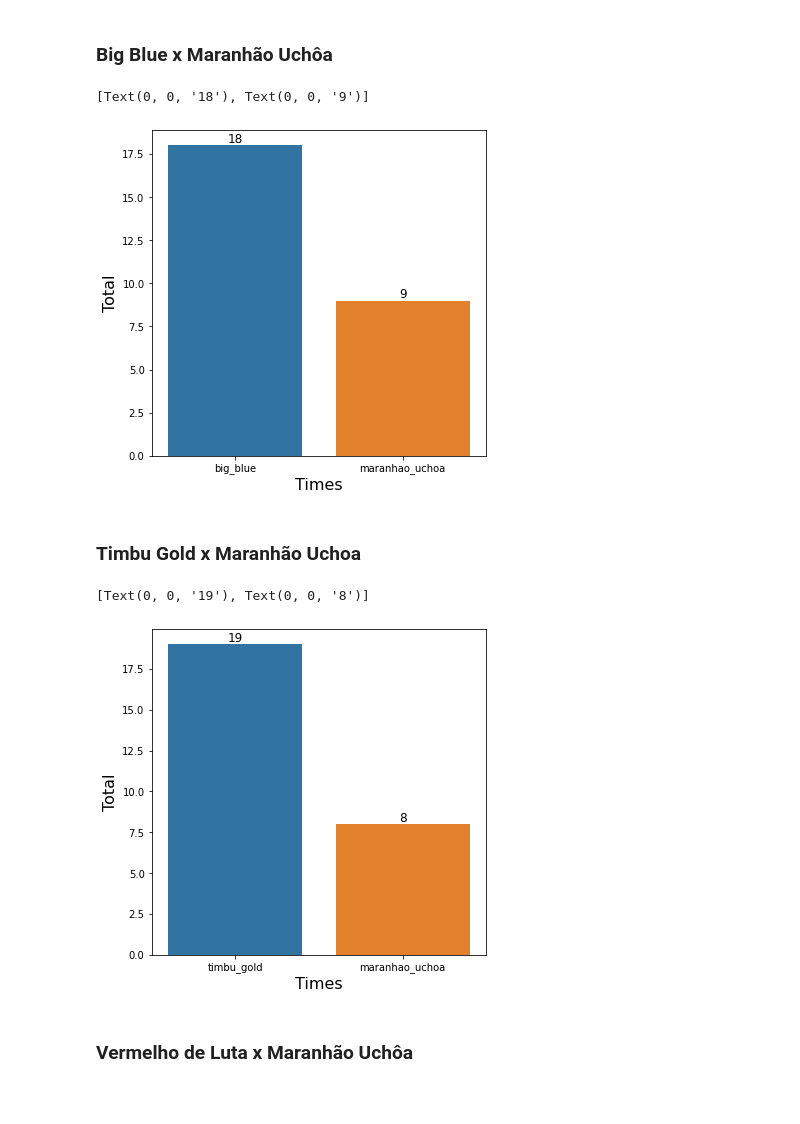
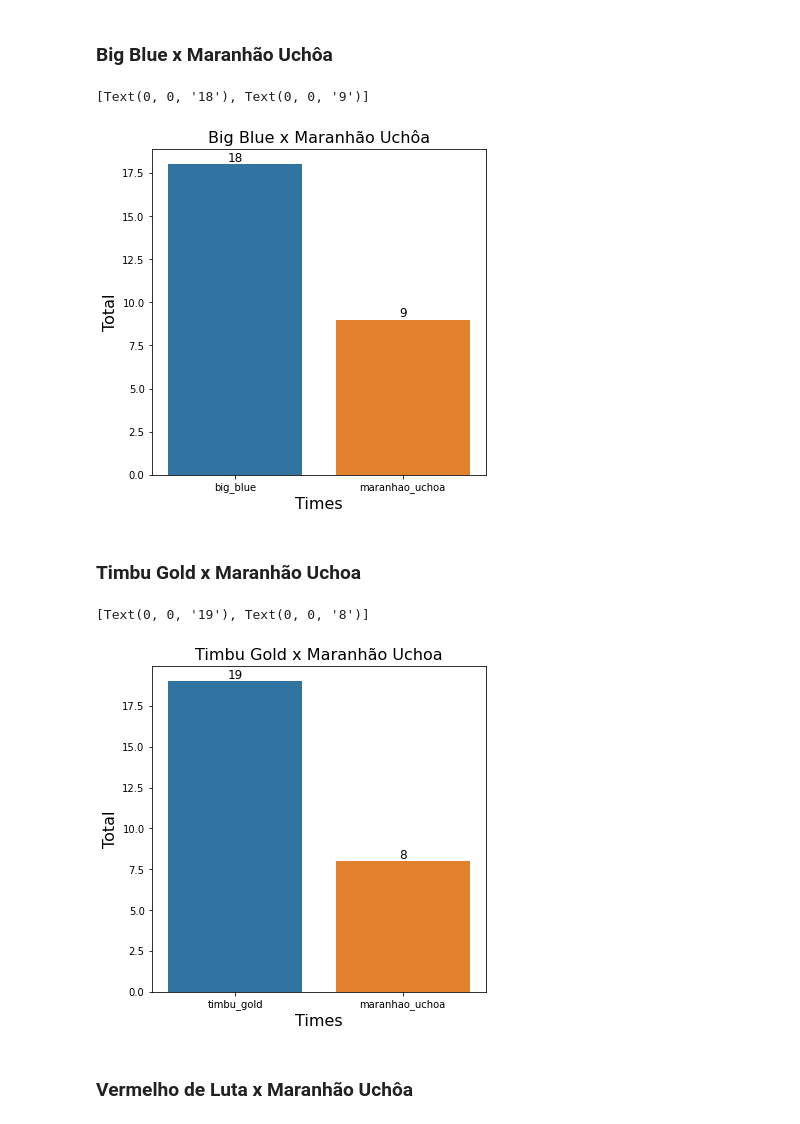
Before and after one commit to danielfitipaldi/cartola_tapajos, a Jupyter notebook: Cartola.ipynb, the cells around one changed output. Cells and saved outputs as stored; diff of their text form; code cells hidden in the pictures; blank space fills up the shorter version.

```diff
--- a/Cartola.ipynb
+++ b/Cartola.ipynb
@@ -332,12 +343,13 @@ big_x_mu = big_x_mu.sum()
 # %%
 plt.figure(figsize=(6,6))
 splot=sns.barplot(x=big_x_mu.index,y=big_x_mu)
 plt.xlabel("Times", size=16)
 plt.ylabel("Total", size=16)
+plt.title('Big Blue x Maranhão Uchôa', size=16)
 plt.bar_label(splot.containers[0],size=12)
 # %% [output]
 [Text(0, 0, '18'), Text(0, 0, '9')]
-[figure, old version]
+[figure, new version]
 # %% [markdown]
 ### Timbu Gold x Maranhão Uchoa
 # %%
@@ -349,10 +361,11 @@ plt.figure(figsize=(6,6))
 splot=sns.barplot(x=tg_x_mu.index,y=tg_x_mu)
 plt.xlabel("Times", size=16)
 plt.ylabel("Total", size=16)
+plt.title('Timbu Gold x Maranhão Uchoa', size=16)
 plt.bar_label(splot.containers[0],size=12)
 # %% [output]
 [Text(0, 0, '19'), Text(0, 0, '8')]
-[figure, old version]
+[figure, new version]
 # %% [markdown]
 ### Vermelho de Luta x Maranhão Uchôa
 # %%
```
Also changed, not shown: parts of 11 cells of this notebook.
